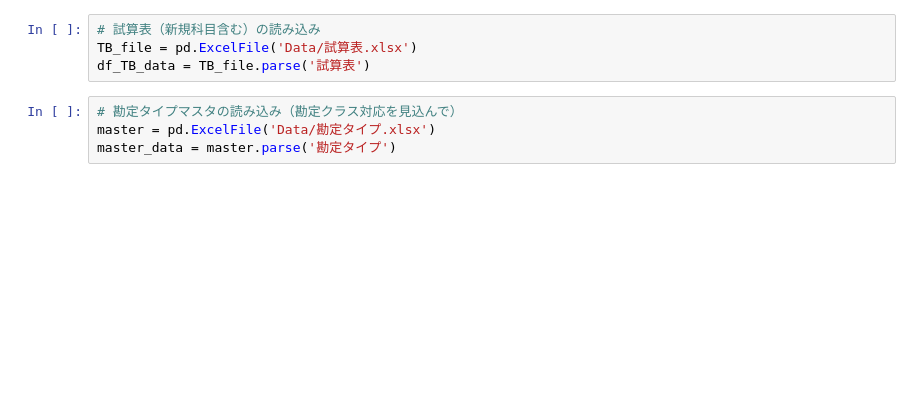
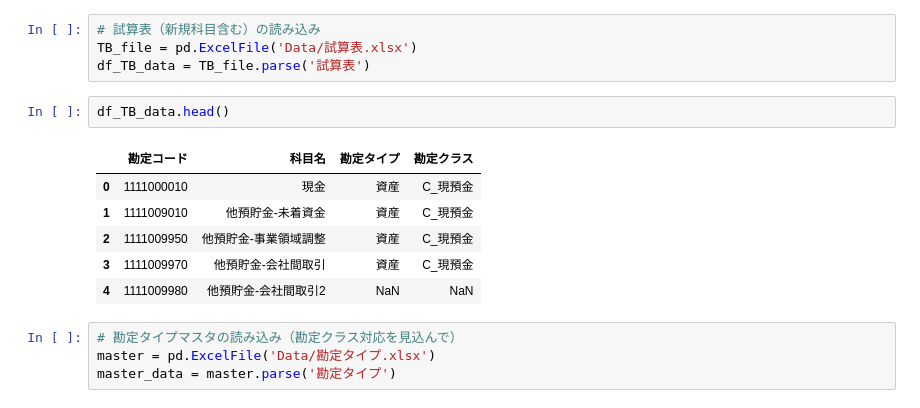
Before and after one commit to YoshihideNakao/Account_Code_Deep_Learning, a Jupyter notebook: Deep_Learning_Word2vec_Pandas_001.ipynb, the cells around one changed output. Drawn from its saved outputs; the diff is of its cells as text; blank space fills up the shorter version.

```diff
--- a/Deep_Learning_Word2vec_Pandas_001.ipynb
+++ b/Deep_Learning_Word2vec_Pandas_001.ipynb
@@ -26,6 +41,15 @@ df_account_master = Account_master.parse('勘定コードマスタ')
 # 試算表（新規科目含む）の読み込み
 TB_file = pd.ExcelFile('Data/試算表.xlsx')
 df_TB_data = TB_file.parse('試算表')
+# %%
+df_TB_data.head()
+# %% [output]
+|  | 勘定コード | 科目名 | 勘定タイプ | 勘定クラス |
+| 0 | 1111000010 | 現金 | 資産 | C_現預金 |
+| 1 | 1111009010 | 他預貯金-未着資金 | 資産 | C_現預金 |
+| 2 | 1111009950 | 他預貯金-事業領域調整 | 資産 | C_現預金 |
+| 3 | 1111009970 | 他預貯金-会社間取引 | 資産 | C_現預金 |
+| 4 | 1111009980 | 他預貯金-会社間取引2 | NaN | NaN |
 # %%
 # 勘定タイプマスタの読み込み（勘定クラス対応を見込んで）
 master = pd.ExcelFile('Data/勘定タイプ.xlsx')
```
Also changed, not shown: parts of 17 cells of this notebook.
